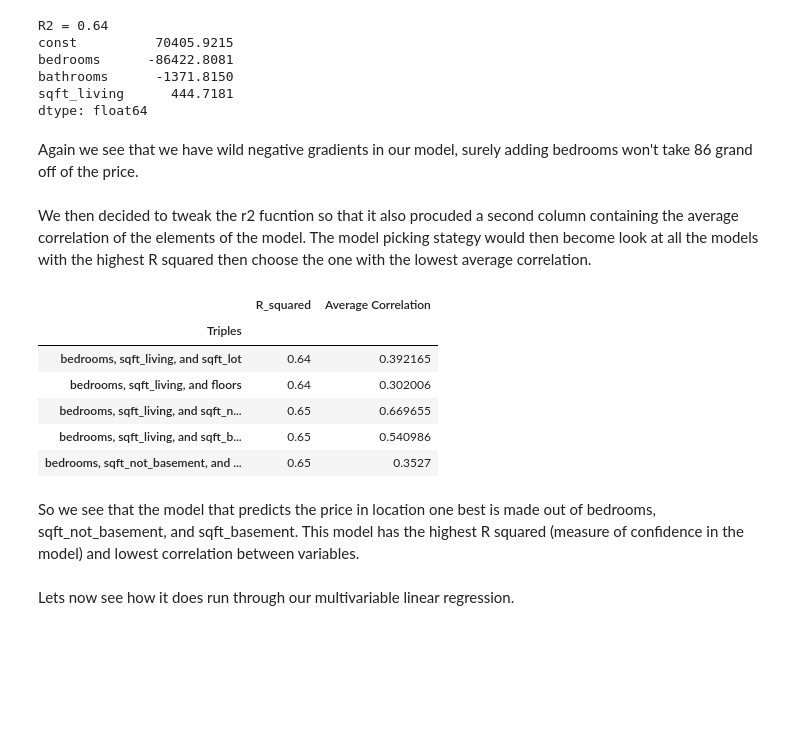
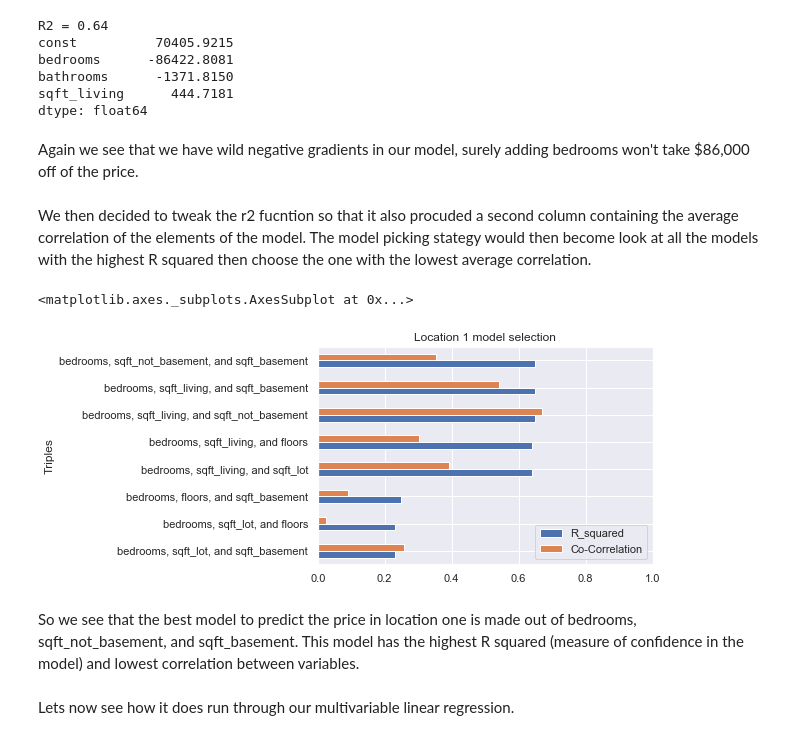
Before and after one commit to Greg-S-12/Mod1_Project, a Jupyter notebook: final_notebook.ipynb, the cells around one changed output. Drawn from its saved outputs; the diff is of its cells as text; code cells hidden in the pictures; blank space fills up the shorter version.

```diff
--- a/final_notebook.ipynb
+++ b/final_notebook.ipynb
@@ -462,7 +460,7 @@ bathrooms      -1371.8150
 sqft_living      444.7181
 dtype: float64
 # %% [markdown]
-Again we see that we have wild negative gradients in our model, surely adding bedrooms won't take 86 grand off of the price.
+Again we see that we have wild negative gradients in our model, surely adding bedrooms won't take $86,000 off of the price.
 # %% [markdown]
 We then decided to tweak the r2 fucntion so that it also procuded a second column containing the average correlation of the elements of the model. The model picking stategy would then become look at all the models with the highest R squared then choose the one with the lowest average correlation.
 # %%
@@ -500,32 +498,32 @@ def r2_with_corr(data):
         cor2 = data.corr()[headvar1][headvar3]
         cor3 = data.corr()[headvar2][headvar3]
 
-        corav = (cor1 + cor2 + cor3)/3
+        corav = abs((cor1 + cor2 + cor3)/3)
 
 
         # Add to the R2 dataframe
         triple_r2_df = pd.DataFrame(data = {'Triples': [triple, 'delete me'],
                                             'R_squared': [r2,'and me'],
-                                            'Average Correlation': [corav, 'and me']})
+                                            'Co-Correlation': [corav, 'and me']})
         triple_r2_df = triple_r2_df[:1]
 
         r2data = r2data.append(triple_r2_df, ignore_index=True)
 
     r2data = r2data.set_index('Triples')
-    r2data = r2data.sort_values(by=['R_squared', 'Average Correlation'], ascending=[True, False])
+    r2data = r2data.sort_values(by=['R_squared', 'Co-Correlation'], ascending=[True, False])
     return r2data
-# %%
-r2_with_corr(df_location1).tail()
-# %% [output]
-|  | R_squared | Average Correlation |
-| Triples |  |  |
-| bedrooms, sqft_living, and sqft_lot | 0.64 | 0.392165 |
-| bedrooms, sqft_living, and floors | 0.64 | 0.302006 |
-| bedrooms, sqft_living, and sqft_n... | 0.65 | 0.669655 |
-| bedrooms, sqft_living, and sqft_b... | 0.65 | 0.540986 |
-| bedrooms, sqft_not_basement, and ... | 0.65 | 0.3527 |
+# %%
+r2_corr_l1 = r2_with_corr(df_location1)
+# %%
+# We get an ordered barchart telling us each models R squared value and its co-correlation
+# We want to pick models with high R squared and low co-correlation
+
+(r2_corr_l1[:3].append(r2_corr_l1[-5:])).plot.barh(xlim = (0,1), title = "Location 1 model selection")
+# %% [output]
+<matplotlib.axes._subplots.AxesSubplot at 0x...>
+[figure, added]
 # %% [markdown]
-So we see that the model that predicts the price in location one best is made out of bedrooms, sqft_not_basement, and sqft_basement. This model has the highest R squared (measure of confidence in the model) and lowest correlation between variables.
+So we see that the best model to predict the price in location one is made out of bedrooms, sqft_not_basement, and sqft_basement. This model has the highest R squared (measure of confidence in the model) and lowest correlation between variables.
 # %% [markdown]
 Lets now see how it does run through our multivariable linear regression.
 # %%
```
Also changed, not shown: parts of 4 cells of this notebook.
